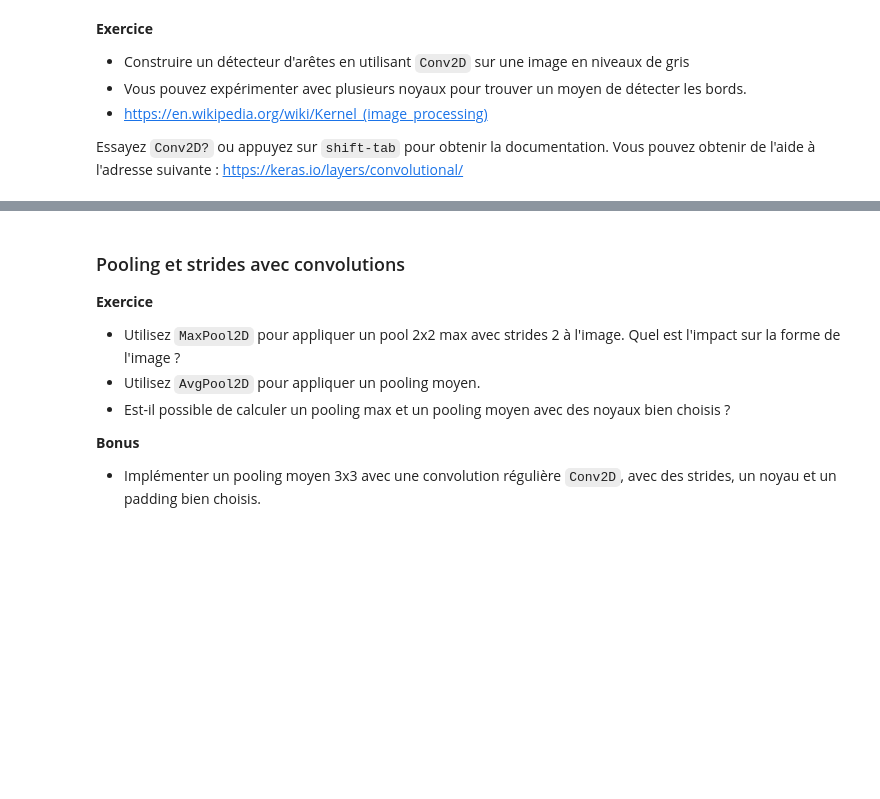
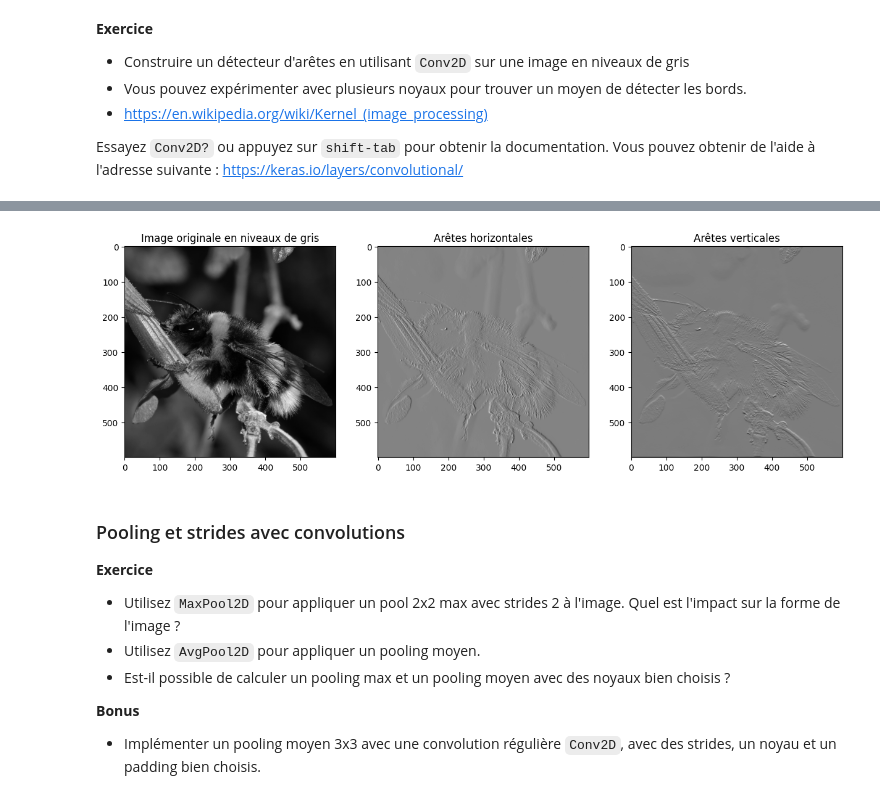
Before and after one commit to dorival42/IA_TP, a Jupyter notebook: gc_tp_Convolutions.ipynb, the cells around one changed output, grey strips where cells are left out. Drawn from its saved outputs; the diff is of its cells as text; code cells hidden in the pictures; blank space fills up the shorter version.

```diff
--- a/gc_tp_Convolutions.ipynb
+++ b/gc_tp_Convolutions.ipynb
@@ -217,0 +393,14 @@ Essayez `Conv2D?` ou appuyez sur `shift-tab` pour obtenir la documentation. Vous
+# %%
+
+# Créer le modèle avec une couche de convolution
+model = Sequential()
+
+# Ajouter la couche Conv2D sans initialiser les poids ici
+model.add(Conv2D(filters=1, kernel_size=(3, 3), padding="same",
+                 input_shape=(None, None, 1), use_bias=False))
+# %%
+# Initialiser les poids de la couche avec les noyaux Sobel
+model.layers[0].set_weights([sobel_kernel_x])  # Applique Sobel pour les bords horizontaux
+
+# Résumé du modèle
+model.summary()
@@ -217,0 +417,15 @@ Essayez `Conv2D?` ou appuyez sur `shift-tab` pour obtenir la documentation. Vous
+# %%
+# Appliquer l'image d'entrée gris
+grey_sample_image = grey_sample_image.astype(np.float32)
+img_in = np.expand_dims(grey_sample_image, axis=0)  # Ajouter dimension batch
+# %%
+
+# Passer l'image à travers la couche de convolution
+img_out_x = model.predict(img_in)
+
+# Créer un nouveau modèle pour appliquer Sobel vertical
+model.layers[0].set_weights([sobel_kernel_y])  # Modifier le noyau pour Sobel vertical
+img_out_y = model.predict(img_in)
+
+# Combinez les deux directions pour avoir une détection d'arêtes complète
+img_out = np.sqrt(img_out_x**2 + img_out_y**2)  # Calculer la magnitude des bords
@@ -218,3 +435,21 @@ Essayez `Conv2D?` ou appuyez sur `shift-tab` pour obtenir la documentation. Vous
+# %%
+
+
+# Affichage des résultats
+fig, (ax0, ax1, ax2) = plt.subplots(ncols=3, figsize=(15, 5))
+
+ax0.imshow(np.squeeze(grey_sample_image), cmap=plt.cm.gray)
+ax0.set_title("Image originale en niveaux de gris")
+
+ax1.imshow(np.squeeze(img_out_x[0]), cmap=plt.cm.gray)
+ax1.set_title("Arêtes horizontales")
+
+ax2.imshow(np.squeeze(img_out_y[0]), cmap=plt.cm.gray)
+ax2.set_title("Arêtes verticales")
+
+plt.show()
+# %% [output]
+[figure, added]
 # %% [markdown]
 ### Pooling et strides avec convolutions
 
```
Also changed, not shown: parts of 21 cells of this notebook.
